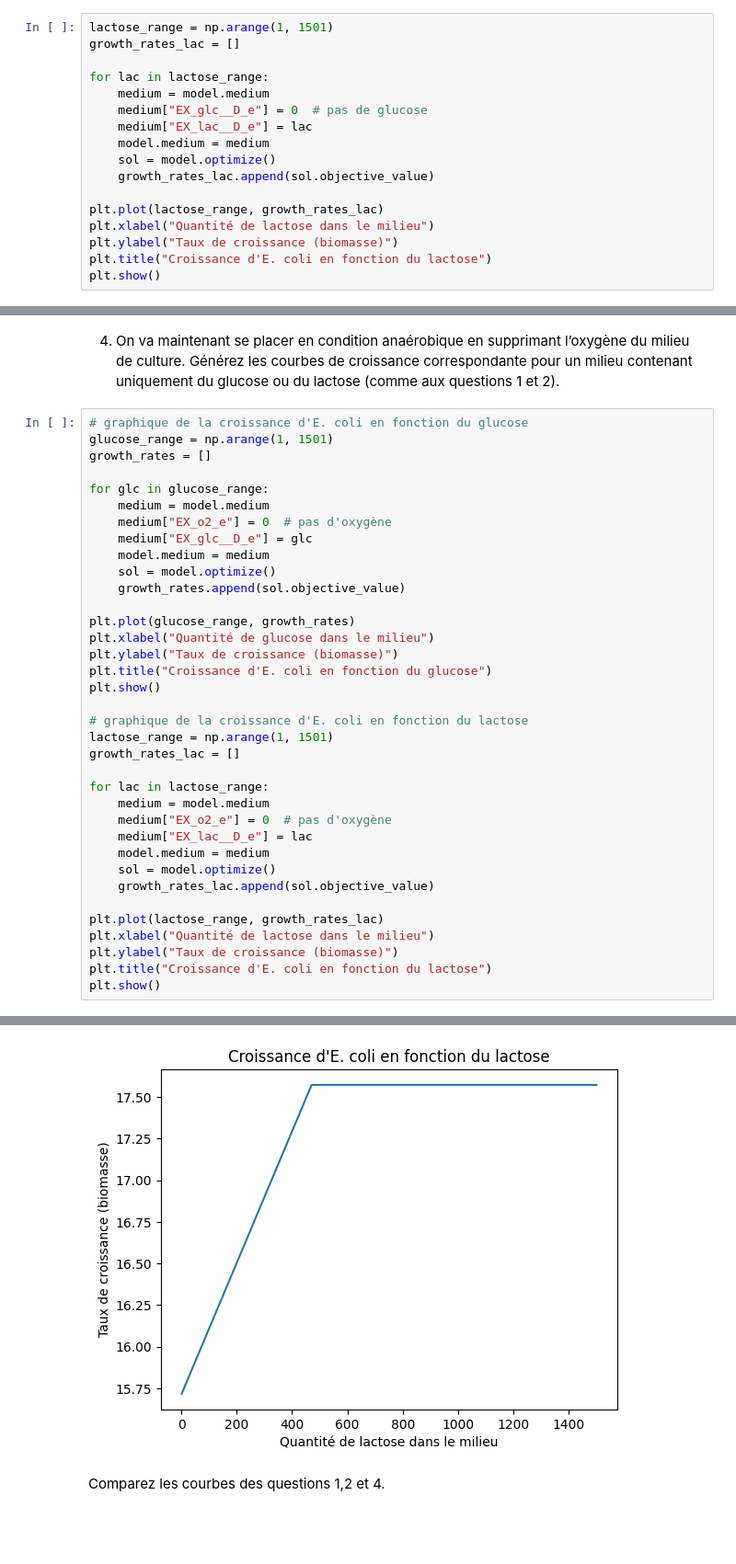
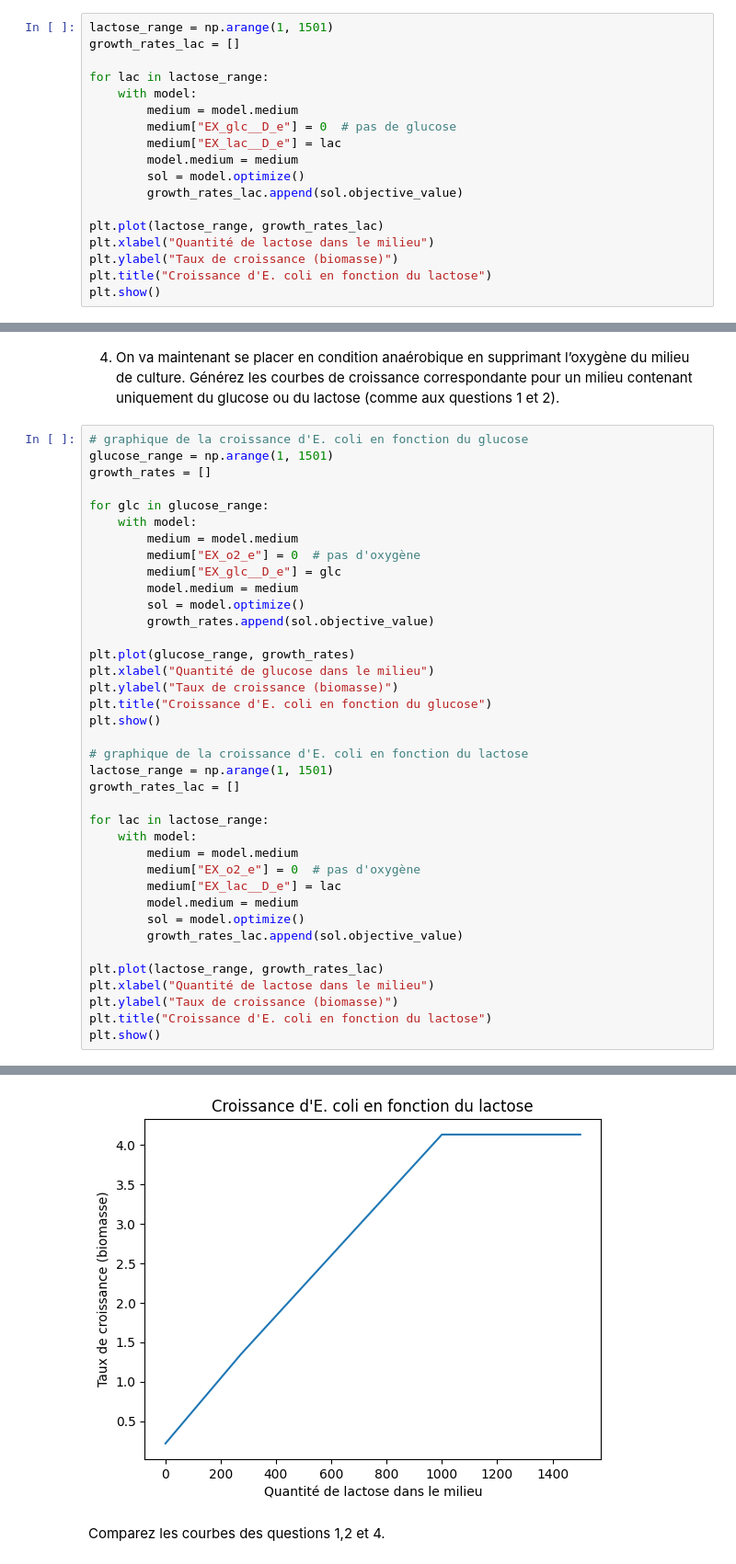
Before and after one commit to FloppyDisk-exe/BINF2025_TP7, a Jupyter notebook: BINF2025_TP7.ipynb, the cells around one changed output, grey strips where cells are left out. Shown at 92% size. Saved outputs shown, nothing was run; the diff lists cells and outputs as text; blank space fills up the shorter version.

Commit message:
fix(exo4): optimize bug

```diff
--- a/BINF2025_TP7.ipynb
+++ b/BINF2025_TP7.ipynb
@@ -220,12 +224,13 @@ lactose_range = np.arange(1, 1501)
 growth_rates_lac = []
 
 for lac in lactose_range:
-    medium = model.medium
-    medium["EX_glc__D_e"] = 0  # pas de glucose
-    medium["EX_lac__D_e"] = lac
-    model.medium = medium
-    sol = model.optimize()
-    growth_rates_lac.append(sol.objective_value)
+    with model:
+        medium = model.medium
+        medium["EX_glc__D_e"] = 0  # pas de glucose
+        medium["EX_lac__D_e"] = lac
+        model.medium = medium
+        sol = model.optimize()
+        growth_rates_lac.append(sol.objective_value)
 
 plt.plot(lactose_range, growth_rates_lac)
 plt.xlabel("Quantité de lactose dans le milieu")
@@ -248,12 +253,13 @@ glucose_range = np.arange(1, 1501)
 growth_rates = []
 
 for glc in glucose_range:
-    medium = model.medium
-    medium["EX_o2_e"] = 0  # pas d'oxygène
-    medium["EX_glc__D_e"] = glc
-    model.medium = medium
-    sol = model.optimize()
-    growth_rates.append(sol.objective_value)
+    with model:
+        medium = model.medium
+        medium["EX_o2_e"] = 0  # pas d'oxygène
+        medium["EX_glc__D_e"] = glc
+        model.medium = medium
+        sol = model.optimize()
+        growth_rates.append(sol.objective_value)
 
 plt.plot(glucose_range, growth_rates)
 plt.xlabel("Quantité de glucose dans le milieu")
@@ -266,12 +272,13 @@ lactose_range = np.arange(1, 1501)
 growth_rates_lac = []
 
 for lac in lactose_range:
-    medium = model.medium
-    medium["EX_o2_e"] = 0  # pas d'oxygène
-    medium["EX_lac__D_e"] = lac
-    model.medium = medium
-    sol = model.optimize()
-    growth_rates_lac.append(sol.objective_value)
+    with model:
+        medium = model.medium
+        medium["EX_o2_e"] = 0  # pas d'oxygène
+        medium["EX_lac__D_e"] = lac
+        model.medium = medium
+        sol = model.optimize()
+        growth_rates_lac.append(sol.objective_value)
 
 plt.plot(lactose_range, growth_rates_lac)
 plt.xlabel("Quantité de lactose dans le milieu")
@@ -283,4 +290,4 @@ plt.show()
-[figure, old version]
+[figure, new version]
 # %% [markdown]
 Comparez les courbes des questions 1,2 et 4.
 # %% [markdown]
```
Also changed, not shown: parts of 12 cells of this notebook.
